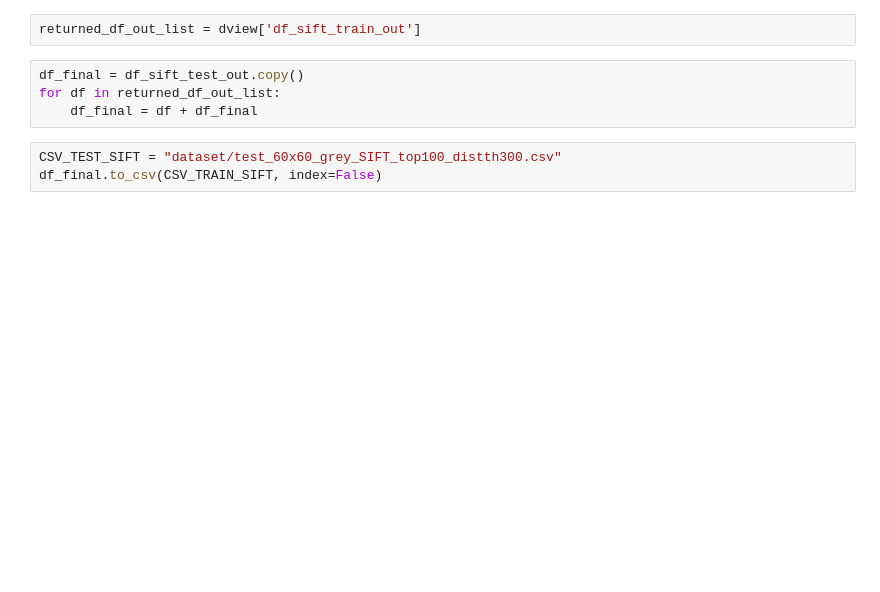
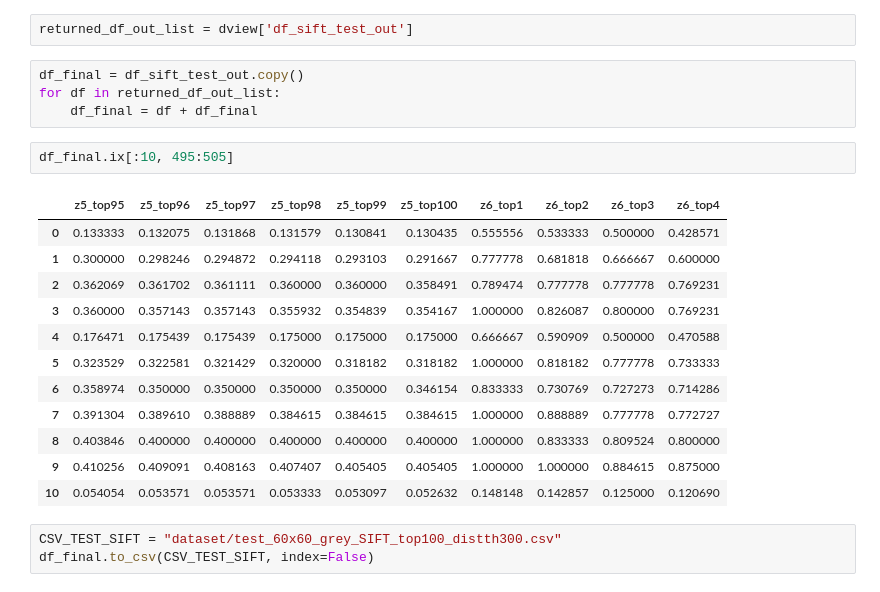
Before and after one commit to Rotceh/2013-ML-TeamProject, a Jupyter notebook: SIFT_parallel.ipynb, the cells around one changed output. Drawn from its saved outputs; the diff is of its cells as text; blank space fills up the shorter version.

Commit message:
add train/test dataset after SIFT

```diff
--- a/SIFT_parallel.ipynb
+++ b/SIFT_parallel.ipynb
@@ -379,11 +394,26 @@ ar.elapsed, ar.ready() # get how many time passed
 # %% [markdown]
 ### Gather
 # %%
-returned_df_out_list = dview['df_sift_train_out']
+returned_df_out_list = dview['df_sift_test_out']
 # %%
 df_final = df_sift_test_out.copy()
 for df in returned_df_out_list:
     df_final = df + df_final
+# %%
+df_final.ix[:10, 495:505]
+# %% [output]
+|  | z5_top95 | z5_top96 | z5_top97 | z5_top98 | z5_top99 | z5_top100 | z6_top1 | z6_top2 | z6_top3 | z6_top4 |
+| 0 | 0.133333 | 0.132075 | 0.131868 | 0.131579 | 0.130841 | 0.130435 | 0.555556 | 0.533333 | 0.500000 | 0.428571 |
+| 1 | 0.300000 | 0.298246 | 0.294872 | 0.294118 | 0.293103 | 0.291667 | 0.777778 | 0.681818 | 0.666667 | 0.600000 |
+| 2 | 0.362069 | 0.361702 | 0.361111 | 0.360000 | 0.360000 | 0.358491 | 0.789474 | 0.777778 | 0.777778 | 0.769231 |
+| 3 | 0.360000 | 0.357143 | 0.357143 | 0.355932 | 0.354839 | 0.354167 | 1.000000 | 0.826087 | 0.800000 | 0.769231 |
+| 4 | 0.176471 | 0.175439 | 0.175439 | 0.175000 | 0.175000 | 0.175000 | 0.666667 | 0.590909 | 0.500000 | 0.470588 |
+| 5 | 0.323529 | 0.322581 | 0.321429 | 0.320000 | 0.318182 | 0.318182 | 1.000000 | 0.818182 | 0.777778 | 0.733333 |
+| 6 | 0.358974 | 0.350000 | 0.350000 | 0.350000 | 0.350000 | 0.346154 | 0.833333 | 0.730769 | 0.727273 | 0.714286 |
+| 7 | 0.391304 | 0.389610 | 0.388889 | 0.384615 | 0.384615 | 0.384615 | 1.000000 | 0.888889 | 0.777778 | 0.772727 |
+| 8 | 0.403846 | 0.400000 | 0.400000 | 0.400000 | 0.400000 | 0.400000 | 1.000000 | 0.833333 | 0.809524 | 0.800000 |
+| 9 | 0.410256 | 0.409091 | 0.408163 | 0.407407 | 0.405405 | 0.405405 | 1.000000 | 1.000000 | 0.884615 | 0.875000 |
+| 10 | 0.054054 | 0.053571 | 0.053571 | 0.053333 | 0.053097 | 0.052632 | 0.148148 | 0.142857 | 0.125000 | 0.120690 |
 # %%
 CSV_TEST_SIFT = "dataset/test_60x60_grey_SIFT_top100_distth300.csv"
-df_final.to_csv(CSV_TRAIN_SIFT, index=False)
+df_final.to_csv(CSV_TEST_SIFT, index=False)
```
Also changed, not shown: parts of 4 cells of this notebook, 1 other file.
